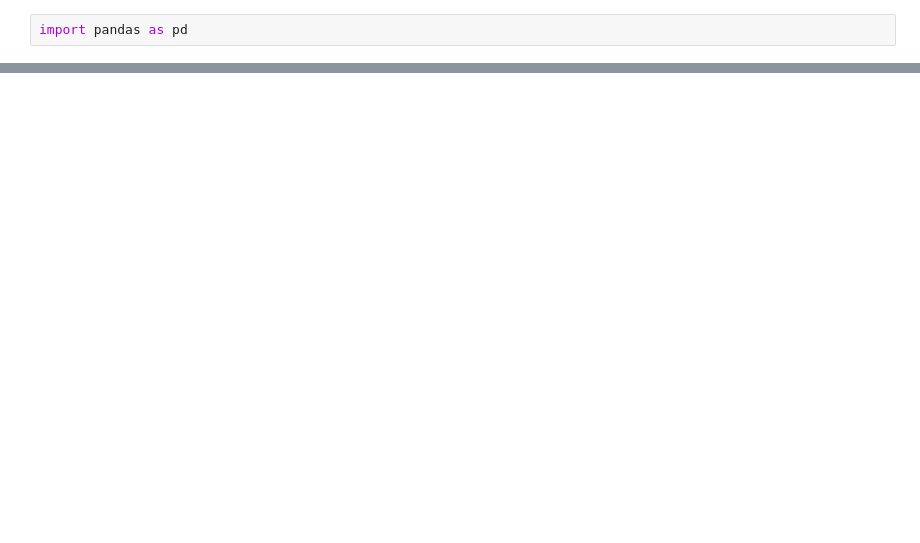
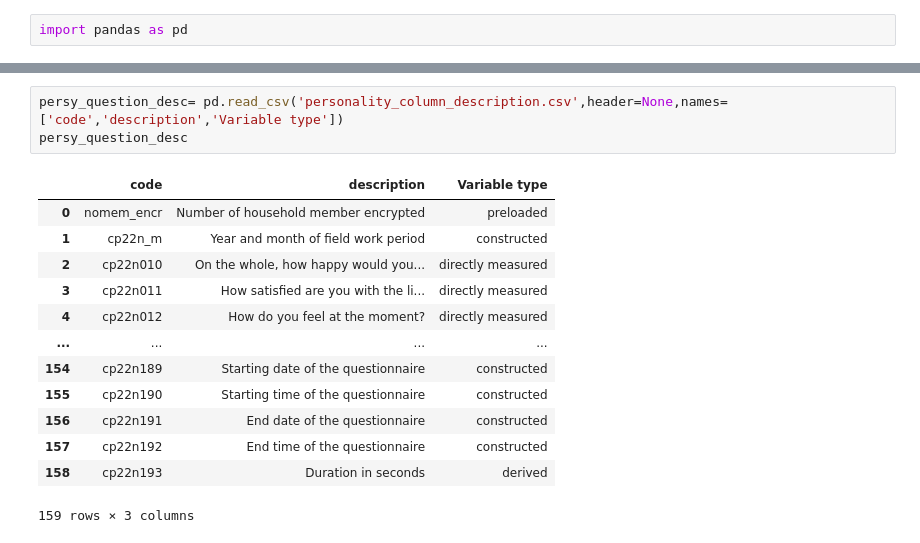
Before and after one commit to mintesnot96/Omdena-amsterdam-risks-of-loneliness, a Jupyter notebook: amsterdam-netherlands-risks-of-loneliness-task-2-data-processing.ipynb, the cells around one changed output, grey strips where cells are left out. Cells and saved outputs as stored; diff of their text form; blank space fills up the shorter version.

```diff
--- a/amsterdam-netherlands-risks-of-loneliness-task-2-data-processing.ipynb
+++ b/amsterdam-netherlands-risks-of-loneliness-task-2-data-processing.ipynb
@@ -73,0 +39,17 @@ newdf
+# %%
+persy_question_desc= pd.read_csv('personality_column_description.csv',header=None,names=['code','description','Variable type'])
+persy_question_desc
+# %% [output]
+|  | code | description | Variable type |
+| 0 | nomem_encr | Number of household member encrypted | preloaded |
+| 1 | cp22n_m | Year and month of field work period | constructed |
+| 2 | cp22n010 | On the whole, how happy would you... | directly measured |
+| 3 | cp22n011 | How satisfied are you with the li... | directly measured |
+| 4 | cp22n012 | How do you feel at the moment? | directly measured |
+| ... | ... | ... | ... |
+| 154 | cp22n189 | Starting date of the questionnaire | constructed |
+| 155 | cp22n190 | Starting time of the questionnaire | constructed |
+| 156 | cp22n191 | End date of the questionnaire | constructed |
+| 157 | cp22n192 | End time of the questionnaire | constructed |
+| 158 | cp22n193 | Duration in seconds | derived |
+159 rows × 3 columns
```
Also changed, not shown: parts of 17 cells of this notebook.
